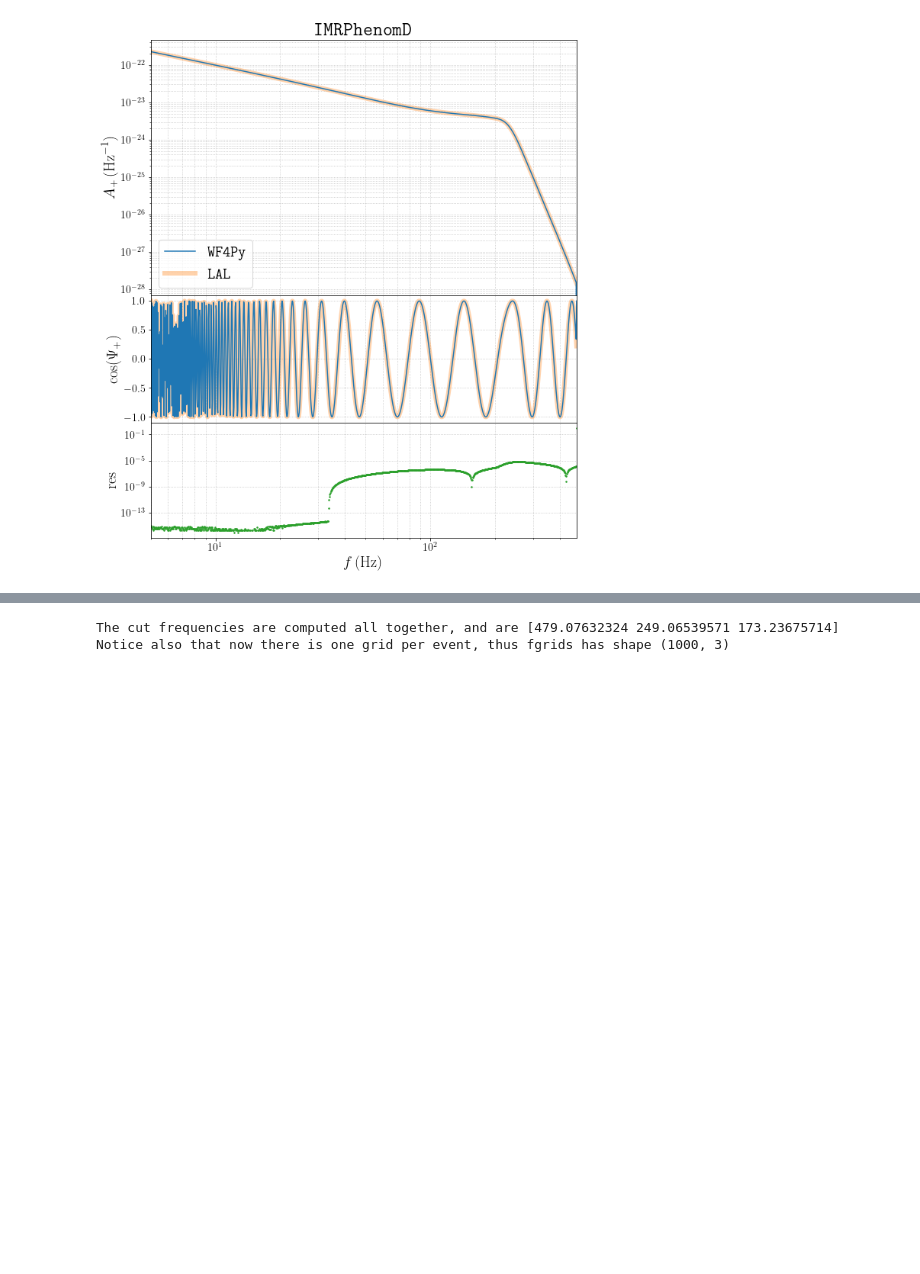
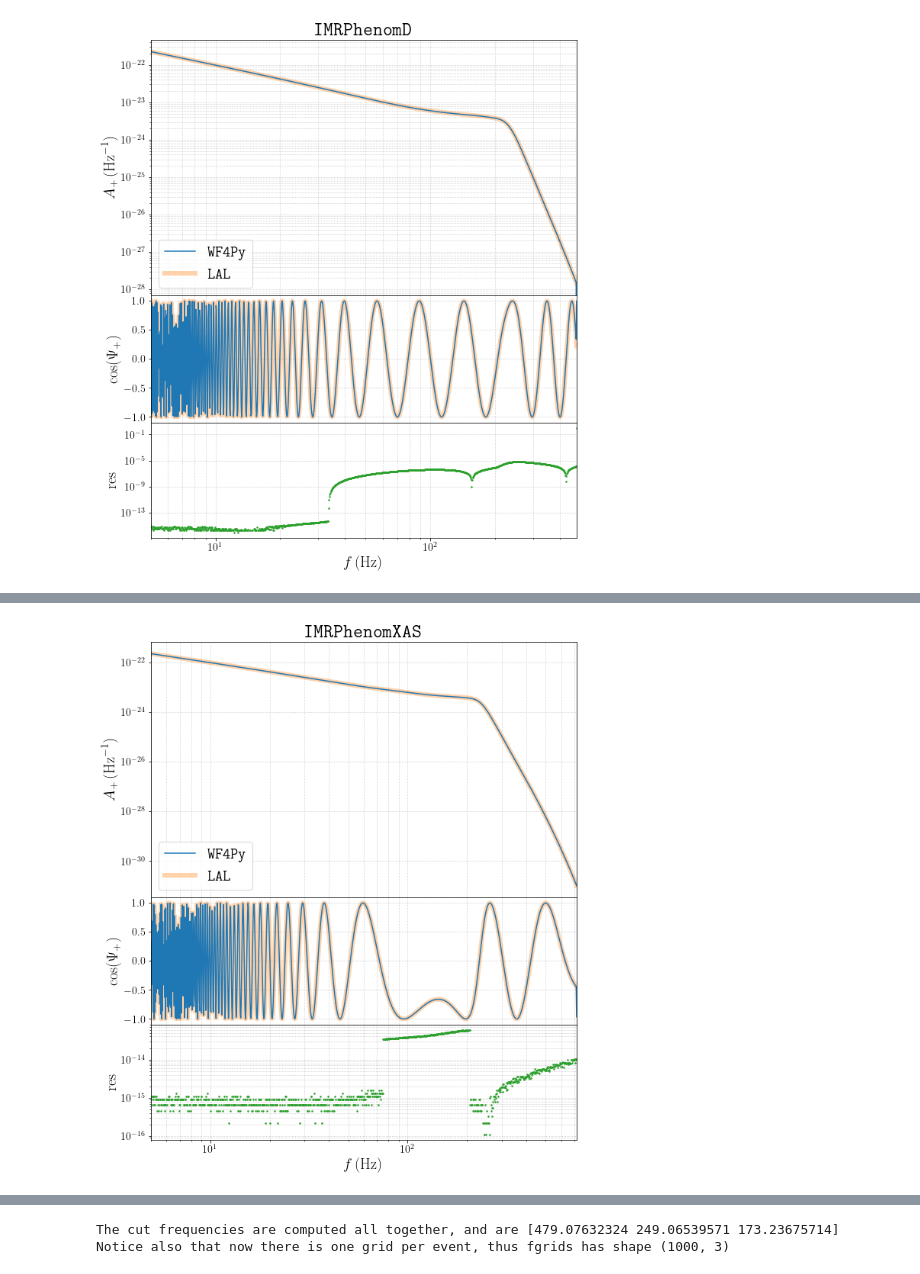
Before and after one commit to CosmoStatGW/WF4Py, a Jupyter notebook: WF4Py_tutorial.ipynb, the cells around one changed output, grey strips where cells are left out. Cells and saved outputs as stored; diff of their text form; code cells hidden in the pictures; blank space fills up the shorter version.

Commit message:
Added model IMRPhenomXAS

```diff
--- a/WF4Py_tutorial.ipynb
+++ b/WF4Py_tutorial.ipynb
@@ -119,0 +136,57 @@ plt.show()
+# %%
+m1s, m2s = m1m2_from_Mceta(events['Mc'], events['eta'])
+
+hp, hc = pycbc.waveform.get_fd_waveform_sequence(approximant='IMRPhenomXAS',
+                                                    mass1=m1s,
+                                                    mass2=m2s,
+                                                    spin1z=events['chi1z'],
+                                                    spin2z=events['chi2z'],
+                                                    sample_points = pcbcdt.array.Array(fgrids[:,0]),
+                                                    distance=events['dL']*1000.)
+
+PyCBCwfAmpl = np.array(abs(hp))
+PyCBCwfPhase = np.array(hp/abs(hp))
+# %%
+fig = plt.figure(figsize=(10,12))
+gs = gridspec.GridSpec(3,1,height_ratios=[2,1,.9])
+ax1 = plt.subplot(gs[0])
+ax2 = plt.subplot(gs[1], sharex=ax1)
+ax3 = plt.subplot(gs[2], sharex=ax1)
+ax1.plot(fgrids, PyCBCwfAmpl, 'C1', label=r'$\texttt{LAL}$', alpha=.35, linewidth=6.)
+ax1.plot(fgrids, myampl, 'C0', label=r'$\texttt{%s}$'%ourcodenameString)
+ax1.set_yscale('log')
+ax1.set_ylabel(r'$A_+ \, ({\rm Hz}^{-1})$',fontsize=20)
+ax1.grid()
+ax2.plot(fgrids, PyCBCwfPhase.real, 'C1', alpha=.35, linewidth=6.)
+ax2.plot(fgrids[:,0], np.cos(myphase[:,0]), 'C0',)
+ax2.set_ylabel(r'$\cos(\Psi_{+})$', fontsize=20)
+plt.xlabel(r'$f \, (\rm Hz)$', fontsize=20)
+yticks = ax2.yaxis.get_major_ticks()
+yticks[-1].label1.set_visible(False)
+ax3.plot(fgrids[:,0], abs(1.-(myampl[:,0])/(PyCBCwfAmpl)), '.', color='C2', ms=3)
+ax3.set_ylabel(r'$\rm res$', fontsize=20)
+ax1.set_xscale('log')
+ax3.set_yscale('log')
+
+plt.subplots_adjust(hspace=0.)
+
+handles, labels = ax1.get_legend_handles_labels()
+ax1.legend(handles[::-1], labels[::-1], loc='lower left', fontsize=20)
+
+ax1.tick_params(axis='both', which='major', labelsize=14)
+ax1.tick_params(axis='both', which='minor', labelsize=14)
+ax2.tick_params(axis='both', which='major', labelsize=14)
+ax2.tick_params(axis='both', which='minor', labelsize=14)
+ax3.tick_params(axis='both', which='major', labelsize=14)
+ax3.tick_params(axis='both', which='minor', labelsize=14)
+
+plt.xlim(min(fgrids), max(fgrids))
+ax1.grid(True, which='both', ls='dotted', linewidth='0.8', alpha=.8)
+ax2.grid(True, which='both', ls='dotted', linewidth='0.8', alpha=.8)
+ax3.grid(True, which='both', ls='dotted', linewidth='0.8', alpha=.8)
+
+ax1.set_title(r"{$\bf \texttt{IMRPhenomXAS}$}", fontsize=25)
+
+plt.show()
+# %% [output]
+[figure, added]
```
Also changed, not shown: parts of 6 cells of this notebook, 5 other files.
